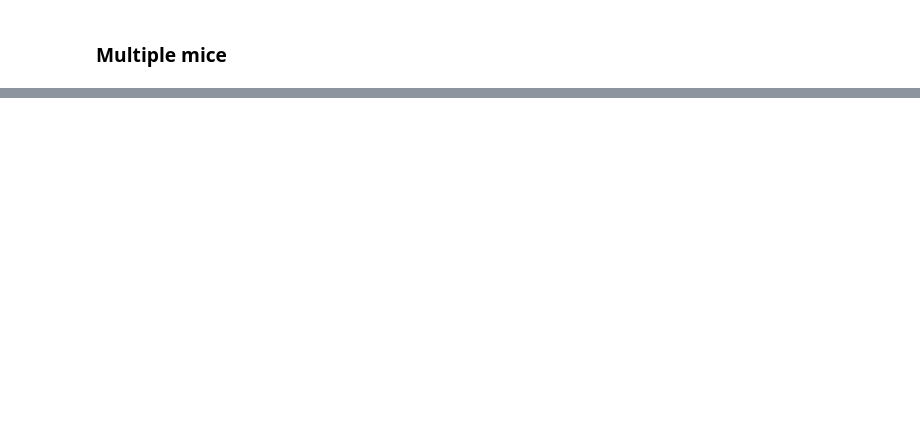
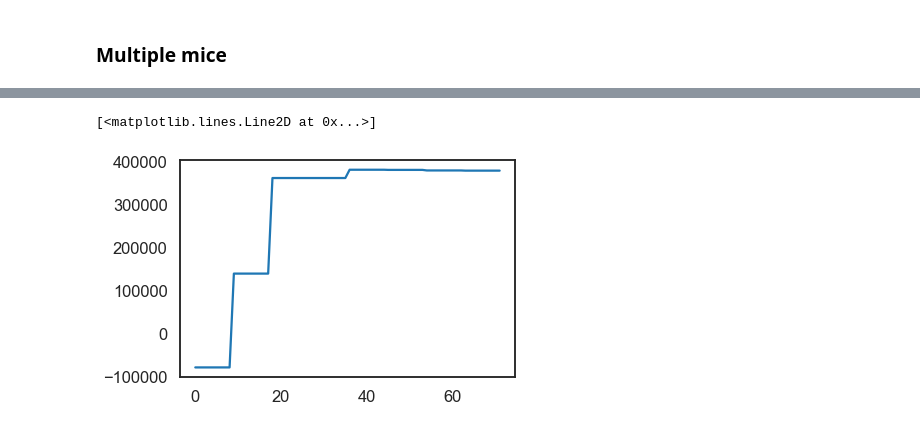
Before and after one commit to grace3999/RFID_polysubstance, a Jupyter notebook: RFID_VDM_HHMlearn.ipynb, the cells around one changed output, grey strips where cells are left out. Cells and saved outputs as stored; diff of their text form; code cells hidden in the pictures; blank space fills up the shorter version.

```diff
--- a/RFID_VDM_HHMlearn.ipynb
+++ b/RFID_VDM_HHMlearn.ipynb
@@ -204,9 +165,10 @@ lengths = [len(X1), len(X2), len(X3), len(X4)]
 # %%
 # Build the HMM model and fit
 model = hmm.GaussianHMM(n_components = 2, covariance_type = "diag", n_iter = 99, random_state = 39)
-model.fit(X)
+
+model.fit(X, lengths)
 # Predict the hidden states corresponding to observed X.
 Z = model.predict(X)
 states = pd.unique(Z)
 
-model.monitor_.converged
+print(model.monitor_.converged)
@@ -269,0 +296,26 @@ plt.show()
+# %%
+data_concat = []
+data_length = []
+
+for IdRFID in data['IdRFID'].unique():
+    d_int = data[data['IdRFID']==IdRFID].sort_values('sec_count_running')
+    data_concat.extend(d_int[['sub_num']].values)
+    data_length.append(d_int.shape[0])
+# %%
+scores = list()
+models = list()
+for n_components in range(1, 9):
+    for idx in range(9):  # ten different random starting states
+        # define our hidden Markov model
+        model = hmm.GaussianHMM(n_components=n_components, random_state=idx,
+                               n_iter=9)
+        model.fit(data_concat, data_length)
+        models.append(model)
+        scores.append(model.score(data_concat, data_length))
+        print(f'Converged: {model.monitor_.converged}\t\t'
+              f'Score: {scores[-1]}')
+
+# get the best model
+model = models[np.argmax(scores)]
+print(f'The best model had a score of {max(scores)} and '
+      f'{model.n_components} components')
@@ -269,0 +340,5 @@ plt.show()
+# %%
+plt.plot(scores)
+# %% [output]
+[<matplotlib.lines.Line2D at 0x...>]
+[figure, added]
```
Also changed, not shown: parts of 33 cells of this notebook, 3 other files.
